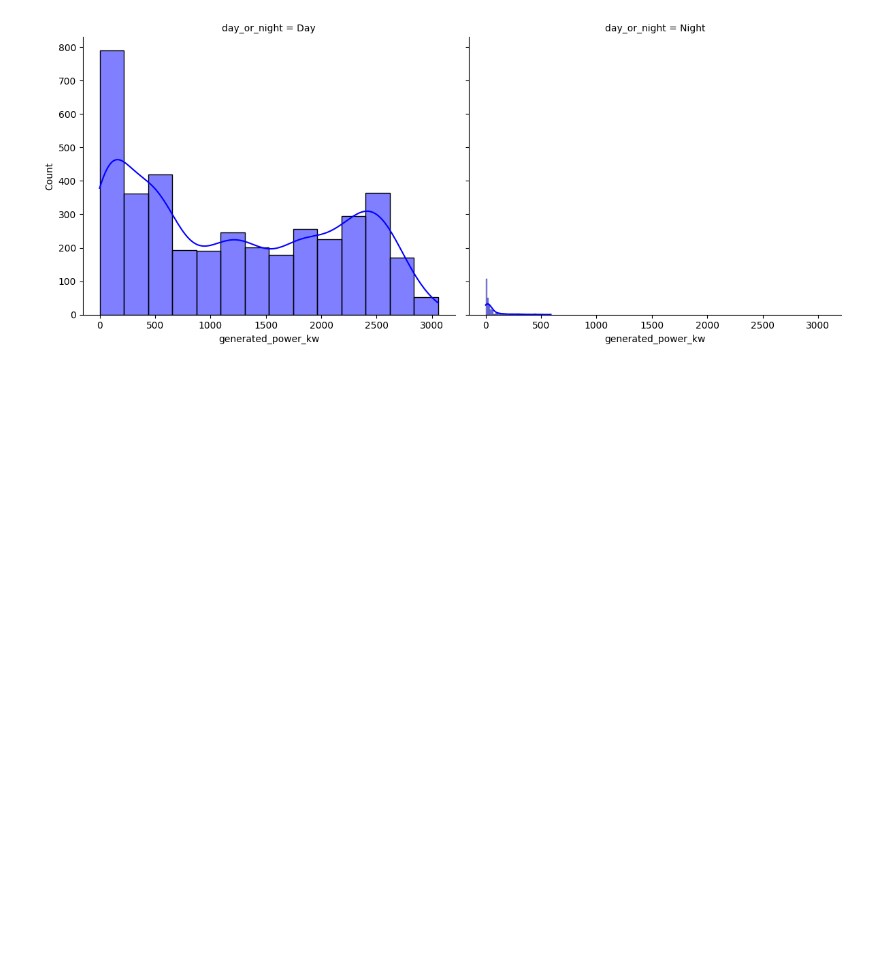
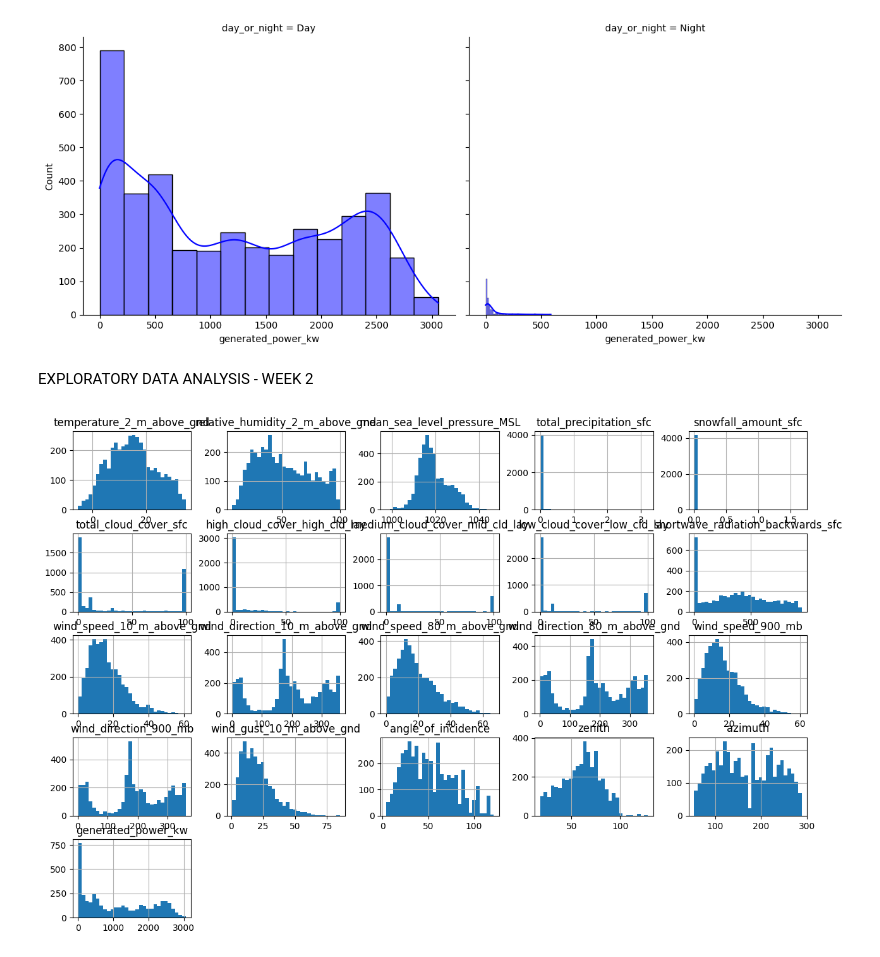
Before and after one commit to JabeenFathimaa/Week_1, a Jupyter notebook: solar power prediction/solarpowergeneration.ipynb, the cells around one changed output. Saved outputs shown, nothing was run; the diff lists cells and outputs as text; code cells hidden in the pictures; blank space fills up the shorter version.

Commit message:
Add files via upload
week 2 update

```diff
--- a/solar power prediction/solarpowergeneration.ipynb
+++ b/solar power prediction/solarpowergeneration.ipynb
@@ -160,3 +160,11 @@ g.map(sns.histplot, "generated_power_kw", kde=True, color="blue")
 plt.show()
 # %% [output]
 [figure]
+# %% [markdown]
+EXPLORATORY DATA ANALYSIS - WEEK 2
+# %%
+# Histograms for all numerical columns
+df.hist(bins=30, figsize=(15, 10))
+plt.show()
+# %% [output]
+[figure, added]
```
Also changed, not shown: parts of 8 cells of this notebook.
